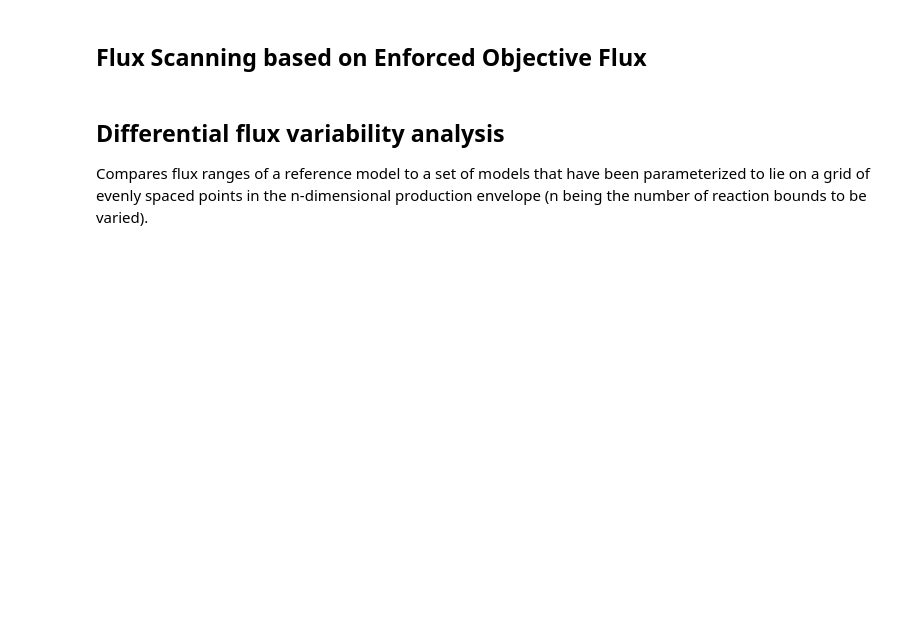
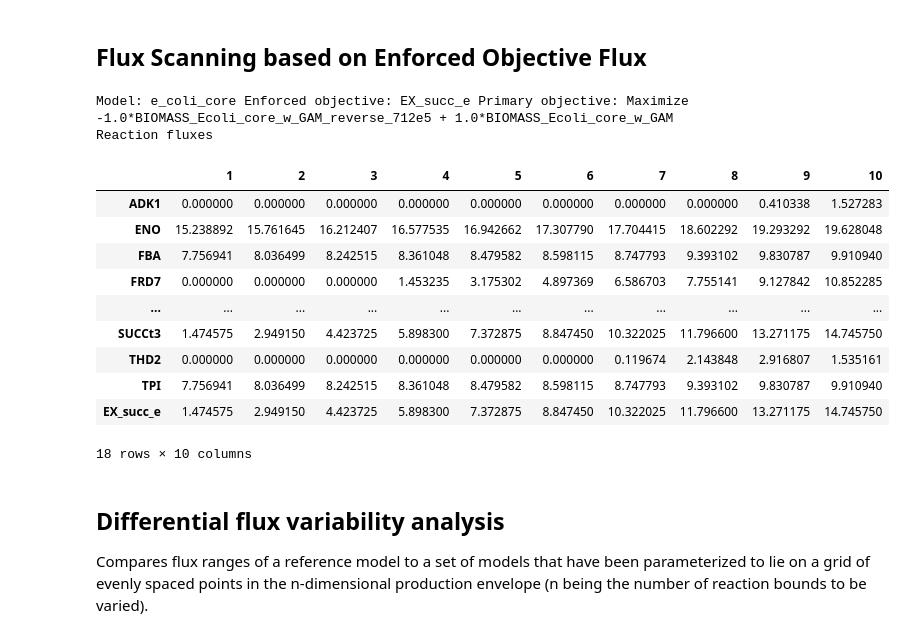
Before and after one commit to biosustain/cameo-notebooks, a Jupyter notebook: 06-predict-gene-modulation-targets.ipynb, the cells around one changed output. Saved outputs shown, nothing was run; the diff lists cells and outputs as text; code cells hidden in the pictures; blank space fills up the shorter version.

```diff
--- a/06-predict-gene-modulation-targets.ipynb
+++ b/06-predict-gene-modulation-targets.ipynb
@@ -16,9 +16,23 @@ model = models.bigg.e_coli_core
 # %%
 from cameo.strain_design.deterministic.flux_variability_based import FSEOF
 # %%
-fseof = FSEOF(model, model.reactions.EX_succ_e)
+fseof = FSEOF(model)
-# %%
-res = fseof.run()
+# %%
+fseof.run(target=model.reactions.EX_succ_e)
+# %% [output]
+Model: e_coli_core Enforced objective: EX_succ_e Primary objective: Maximize -1.0*BIOMASS_Ecoli_core_w_GAM_reverse_712e5 + 1.0*BIOMASS_Ecoli_core_w_GAM
+Reaction fluxes
+|  | 1 | 2 | 3 | 4 | 5 | 6 | 7 | 8 | 9 | 10 |
+| ADK1 | 0.000000 | 0.000000 | 0.000000 | 0.000000 | 0.000000 | 0.000000 | 0.000000 | 0.000000 | 0.410338 | 1.527283 |
+| ENO | 15.238892 | 15.761645 | 16.212407 | 16.577535 | 16.942662 | 17.307790 | 17.704415 | 18.602292 | 19.293292 | 19.628048 |
+| FBA | 7.756941 | 8.036499 | 8.242515 | 8.361048 | 8.479582 | 8.598115 | 8.747793 | 9.393102 | 9.830787 | 9.910940 |
+| FRD7 | 0.000000 | 0.000000 | 0.000000 | 1.453235 | 3.175302 | 4.897369 | 6.586703 | 7.755141 | 9.127842 | 10.852285 |
+| ... | ... | ... | ... | ... | ... | ... | ... | ... | ... | ... |
+| SUCCt3 | 1.474575 | 2.949150 | 4.423725 | 5.898300 | 7.372875 | 8.847450 | 10.322025 | 11.796600 | 13.271175 | 14.745750 |
+| THD2 | 0.000000 | 0.000000 | 0.000000 | 0.000000 | 0.000000 | 0.000000 | 0.119674 | 2.143848 | 2.916807 | 1.535161 |
+| TPI | 7.756941 | 8.036499 | 8.242515 | 8.361048 | 8.479582 | 8.598115 | 8.747793 | 9.393102 | 9.830787 | 9.910940 |
+| EX_succ_e | 1.474575 | 2.949150 | 4.423725 | 5.898300 | 7.372875 | 8.847450 | 10.322025 | 11.796600 | 13.271175 | 14.745750 |
+18 rows × 10 columns
 # %% [markdown]
 ## Differential flux variability analysis
 
```
Also changed, not shown: parts of 9 cells of this notebook.
